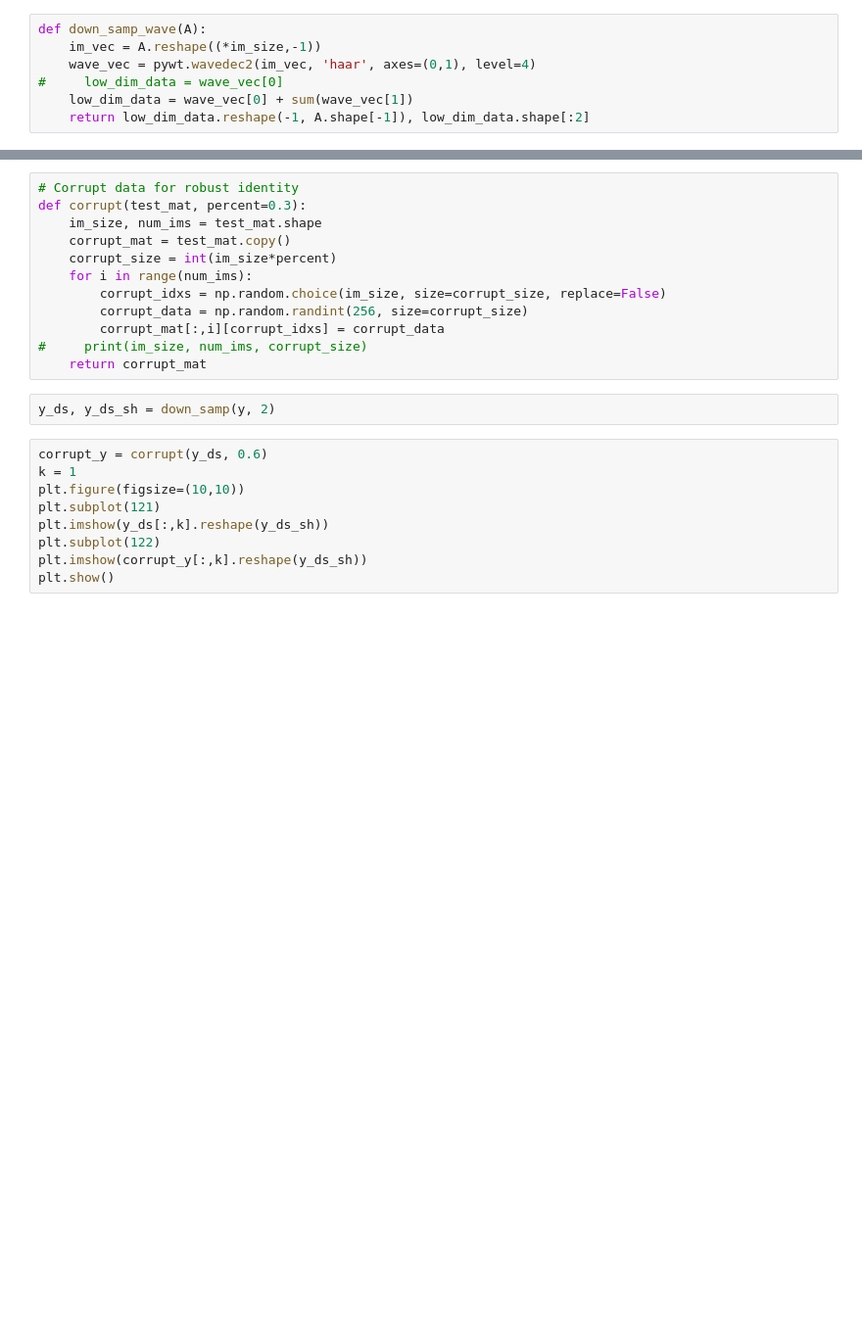
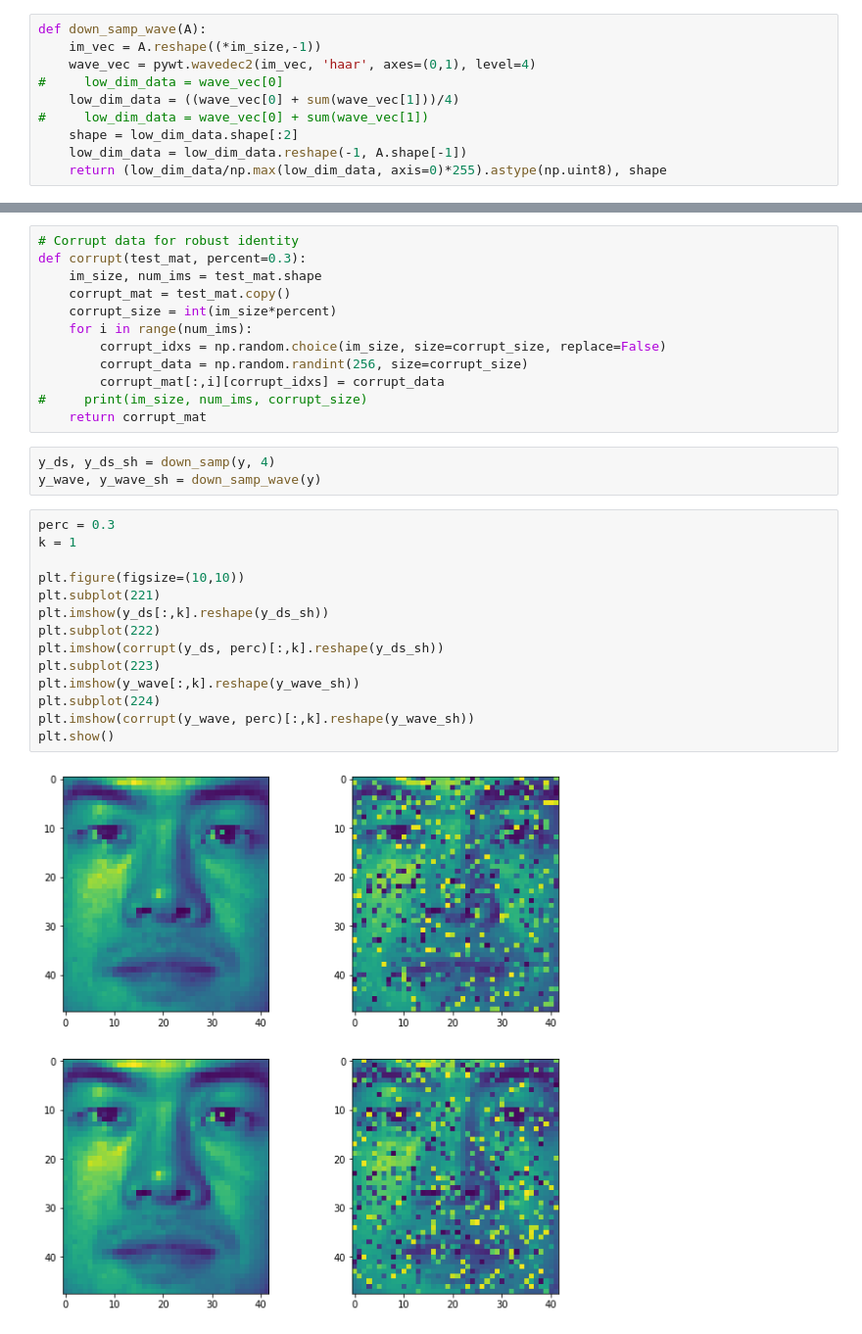
Before and after one commit to sukritarora/robust_face_recognition, a Jupyter notebook: robust_face_recognition.ipynb, the cells around one changed output, grey strips where cells are left out. Shown: that part at 98% size. Drawn from its saved outputs; the diff is of its cells as text; blank space fills up the shorter version.

```diff
--- a/robust_face_recognition.ipynb
+++ b/robust_face_recognition.ipynb
@@ -120,8 +120,11 @@ def down_samp_wave(A):
     im_vec = A.reshape((*im_size,-1))
     wave_vec = pywt.wavedec2(im_vec, 'haar', axes=(0,1), level=4)
 #     low_dim_data = wave_vec[0]
-    low_dim_data = wave_vec[0] + sum(wave_vec[1])
-    return low_dim_data.reshape(-1, A.shape[-1]), low_dim_data.shape[:2]
+    low_dim_data = ((wave_vec[0] + sum(wave_vec[1]))/4)
+#     low_dim_data = wave_vec[0] + sum(wave_vec[1])
+    shape = low_dim_data.shape[:2]
+    low_dim_data = low_dim_data.reshape(-1, A.shape[-1])
+    return (low_dim_data/np.max(low_dim_data, axis=0)*255).astype(np.uint8), shape
 # %%
 def down_samp_cv(A):
     A_down = np.zeros((120, A.shape[-1]))
@@ -245,16 +288,24 @@ def corrupt(test_mat, percent=0.3):
 #     print(im_size, num_ims, corrupt_size)
     return corrupt_mat
 # %%
-y_ds, y_ds_sh = down_samp(y, 2)
+y_ds, y_ds_sh = down_samp(y, 4)
+y_wave, y_wave_sh = down_samp_wave(y)
 # %%
-corrupt_y = corrupt(y_ds, 0.6)
+perc = 0.3
 k = 1
+
 plt.figure(figsize=(10,10))
-plt.subplot(121)
+plt.subplot(221)
 plt.imshow(y_ds[:,k].reshape(y_ds_sh))
-plt.subplot(122)
-plt.imshow(corrupt_y[:,k].reshape(y_ds_sh))
+plt.subplot(222)
+plt.imshow(corrupt(y_ds, perc)[:,k].reshape(y_ds_sh))
+plt.subplot(223)
+plt.imshow(y_wave[:,k].reshape(y_wave_sh))
+plt.subplot(224)
+plt.imshow(corrupt(y_wave, perc)[:,k].reshape(y_wave_sh))
 plt.show()
+# %% [output]
+[figure, added]
 # %%
 def evaluate_robust(A, y, train_gt, test_gt, ld_func=down_samp):
 
```
Also changed, not shown: parts of 8 cells of this notebook.
